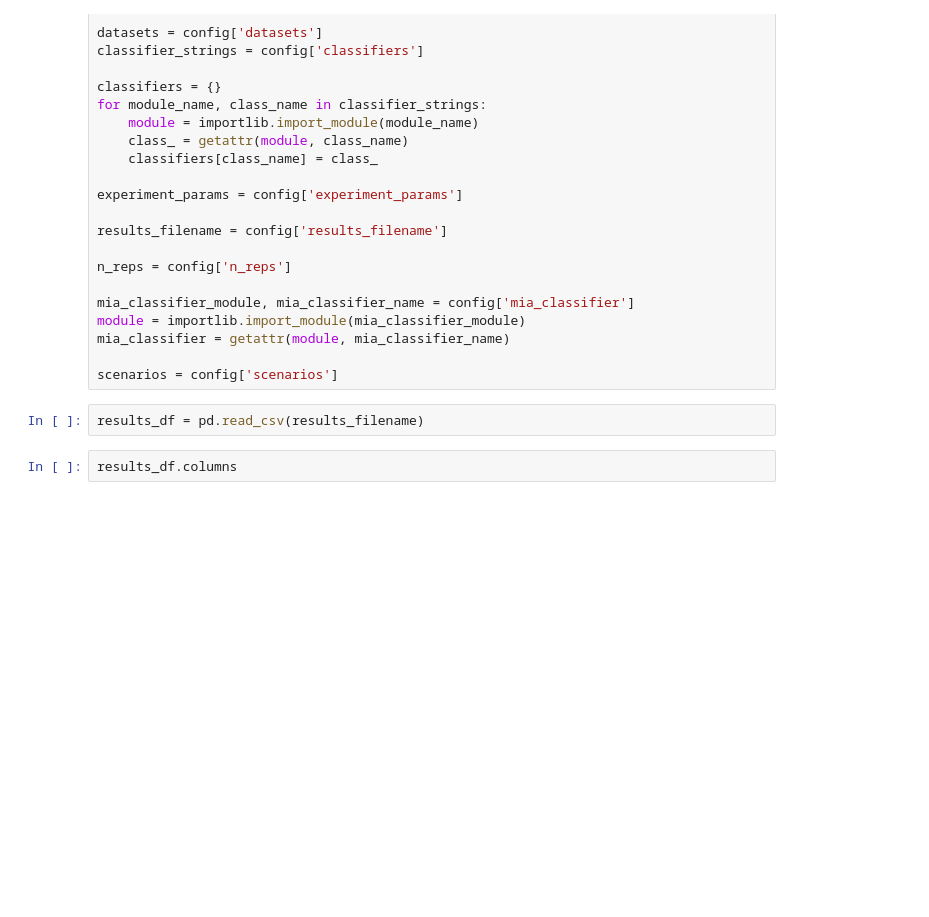
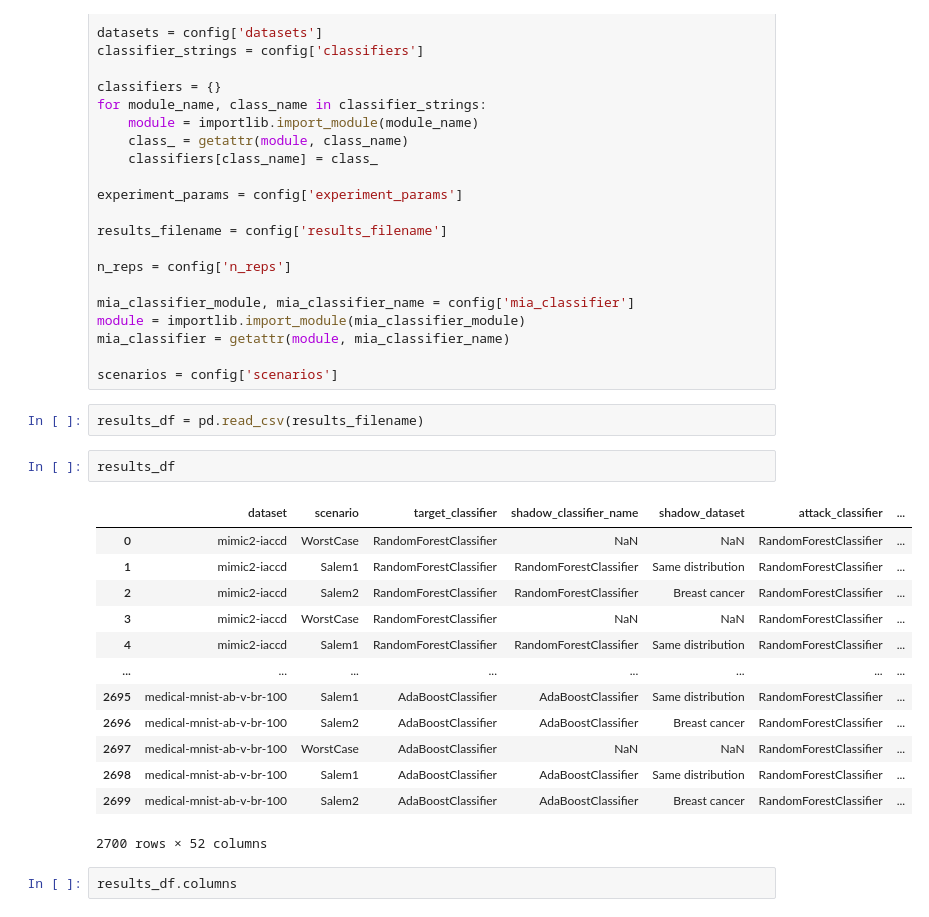
Before and after one commit to UWE-AI-GROUP/GRAIMATTER-TEST, a Jupyter notebook: WP1/notebooks/explore_results.ipynb, the cells around one changed output. Drawn from its saved outputs; the diff is of its cells as text; blank space fills up the shorter version.

```diff
--- a/WP1/notebooks/explore_results.ipynb
+++ b/WP1/notebooks/explore_results.ipynb
@@ -49,6 +49,22 @@ mia_classifier = getattr(module, mia_classifier_name)
 scenarios = config['scenarios']
 # %%
 results_df = pd.read_csv(results_filename)
+# %%
+results_df
+# %% [output]
+|  | dataset | scenario | target_classifier | shadow_classifier_name | shadow_dataset | attack_classifier | ... |
+| 0 | mimic2-iaccd | WorstCase | RandomForestClassifier | NaN | NaN | RandomForestClassifier | ... |
+| 1 | mimic2-iaccd | Salem1 | RandomForestClassifier | RandomForestClassifier | Same distribution | RandomForestClassifier | ... |
+| 2 | mimic2-iaccd | Salem2 | RandomForestClassifier | RandomForestClassifier | Breast cancer | RandomForestClassifier | ... |
+| 3 | mimic2-iaccd | WorstCase | RandomForestClassifier | NaN | NaN | RandomForestClassifier | ... |
+| 4 | mimic2-iaccd | Salem1 | RandomForestClassifier | RandomForestClassifier | Same distribution | RandomForestClassifier | ... |
+| ... | ... | ... | ... | ... | ... | ... | ... |
+| 2695 | medical-mnist-ab-v-br-100 | Salem1 | AdaBoostClassifier | AdaBoostClassifier | Same distribution | RandomForestClassifier | ... |
+| 2696 | medical-mnist-ab-v-br-100 | Salem2 | AdaBoostClassifier | AdaBoostClassifier | Breast cancer | RandomForestClassifier | ... |
+| 2697 | medical-mnist-ab-v-br-100 | WorstCase | AdaBoostClassifier | NaN | NaN | RandomForestClassifier | ... |
+| 2698 | medical-mnist-ab-v-br-100 | Salem1 | AdaBoostClassifier | AdaBoostClassifier | Same distribution | RandomForestClassifier | ... |
+| 2699 | medical-mnist-ab-v-br-100 | Salem2 | AdaBoostClassifier | AdaBoostClassifier | Breast cancer | RandomForestClassifier | ... |
+2700 rows × 52 columns
 # %%
 results_df.columns
 # %% [output]
```
Also changed, not shown: 3 other files.
